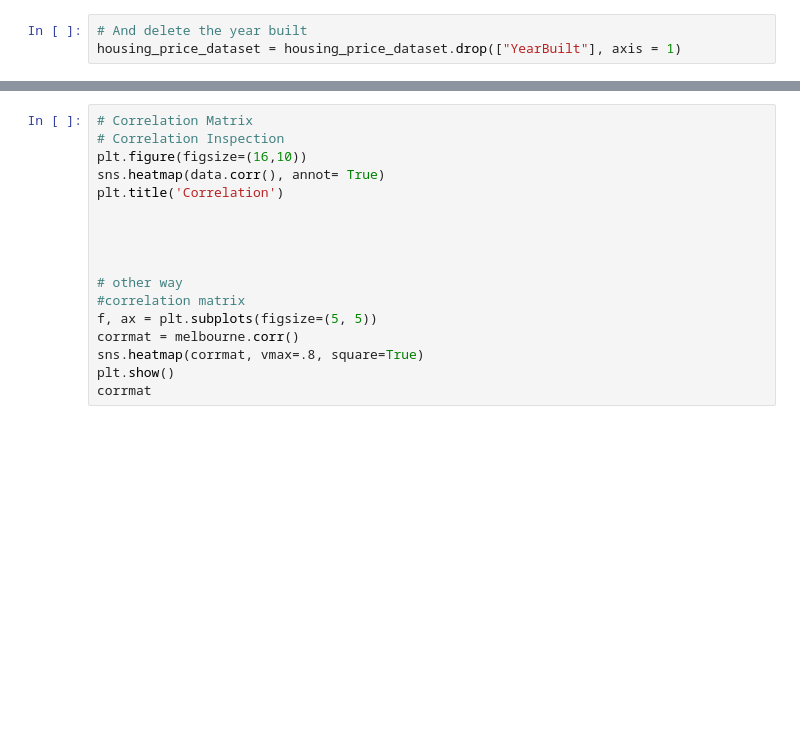
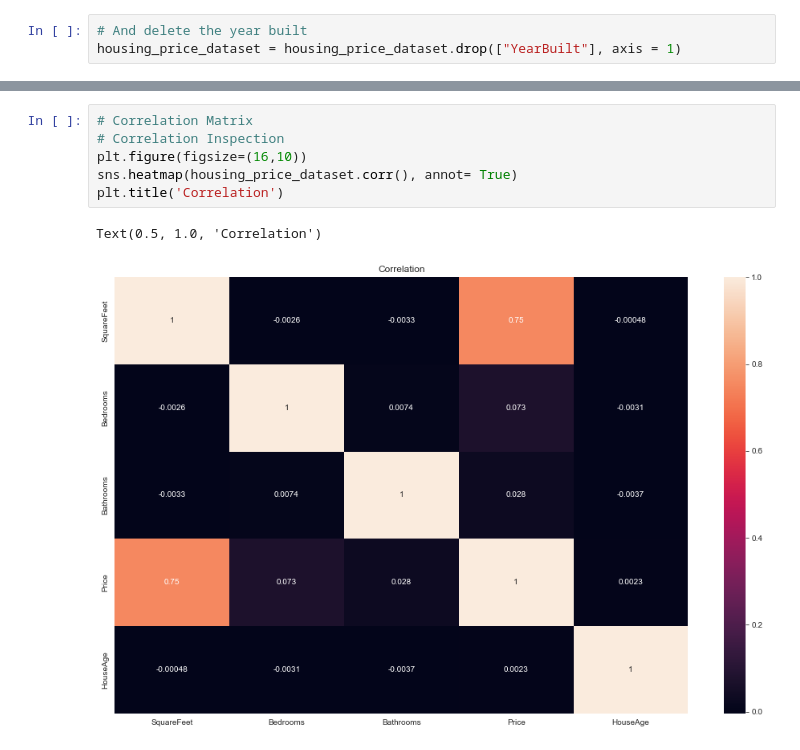
Before and after one commit to betulavcil/Data-Science-Academy-Notes, a Jupyter notebook: homeworks/homework_3.ipynb, the cells around one changed output, grey strips where cells are left out. Cells and saved outputs as stored; diff of their text form; blank space fills up the shorter version.

```diff
--- a/homeworks/homework_3.ipynb
+++ b/homeworks/homework_3.ipynb
@@ -222,18 +210,10 @@ plt.show()
 # %%
 # Correlation Matrix
 # Correlation Inspection
 plt.figure(figsize=(16,10))
-sns.heatmap(data.corr(), annot= True)
+sns.heatmap(housing_price_dataset.corr(), annot= True)
 plt.title('Correlation')
-
-
-
-
-# other way
-#correlation matrix
-f, ax = plt.subplots(figsize=(5, 5))
-corrmat = melbourne.corr()
-sns.heatmap(corrmat, vmax=.8, square=True)
-plt.show()
-corrmat
+# %% [output]
+Text(0.5, 1.0, 'Correlation')
+[figure, added]
 # %%
```
Also changed, not shown: parts of 14 cells of this notebook.
